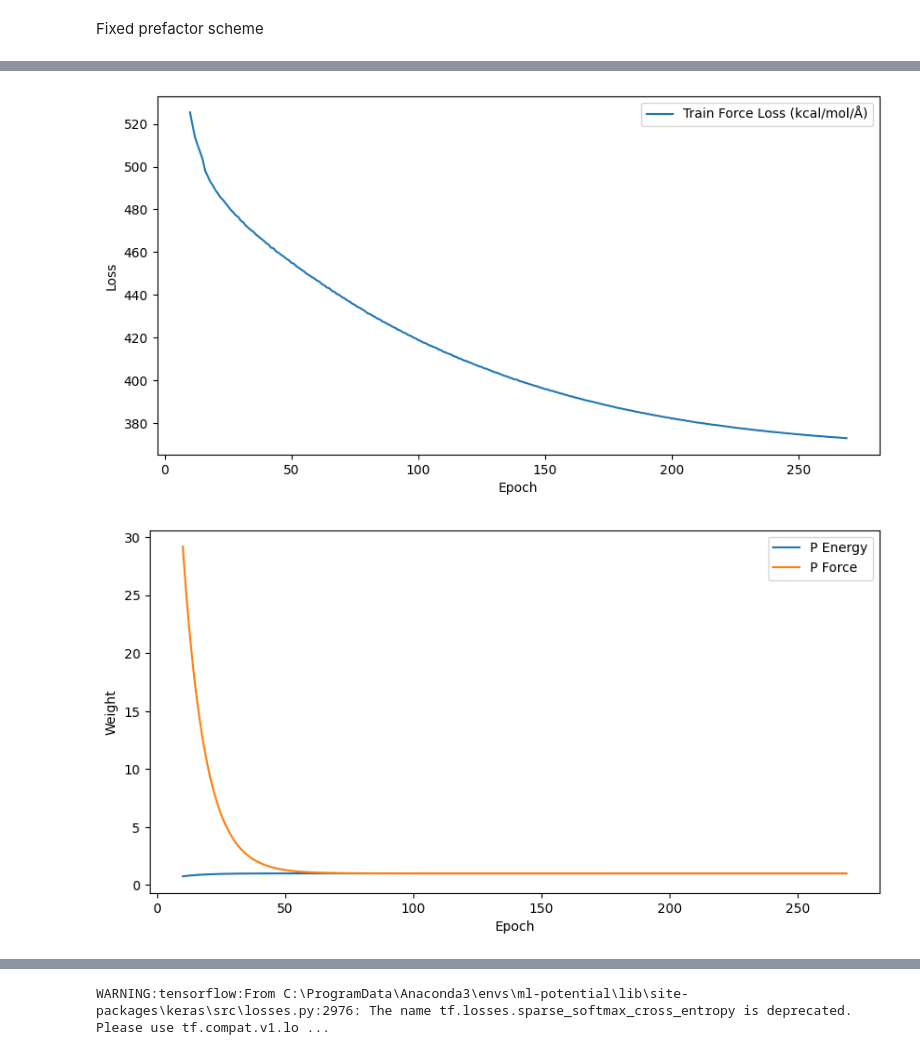
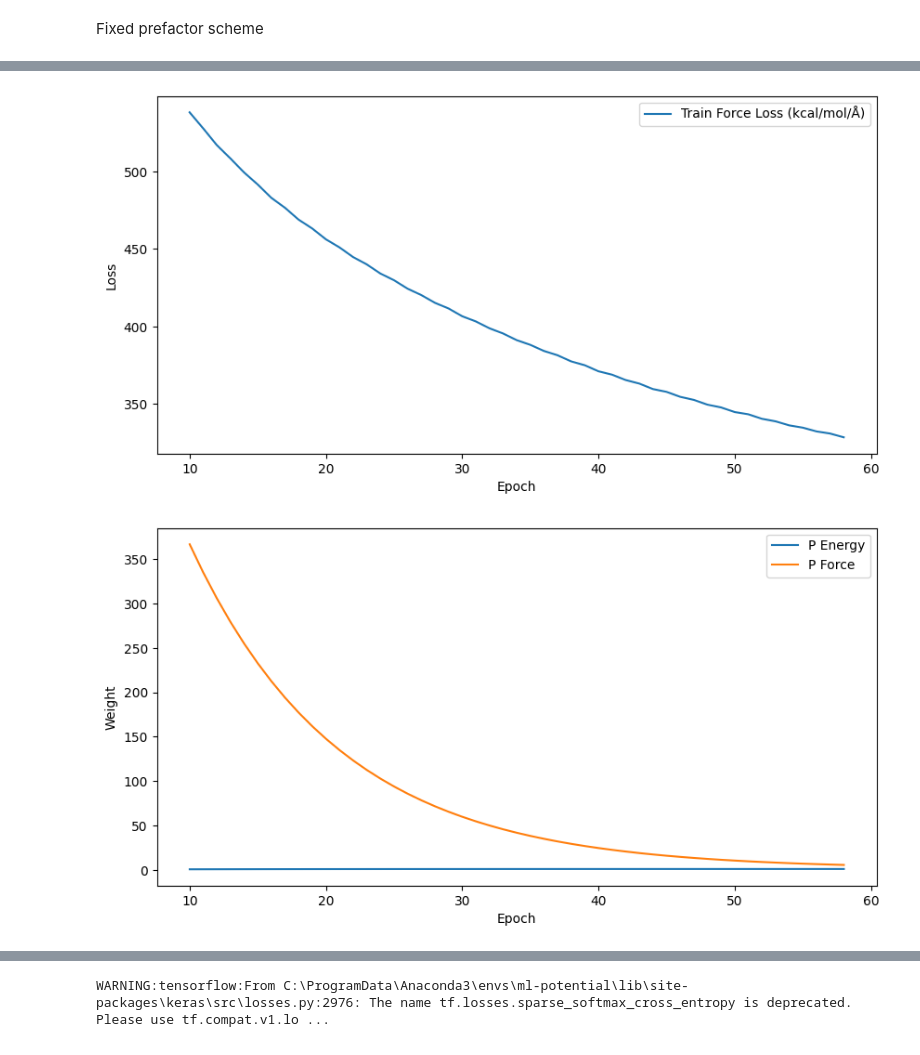
Before and after one commit to AaronJacques/long-range-ml-potential, a Jupyter notebook: Neural-Network/testing_notebook.ipynb, the cells around one changed output, grey strips where cells are left out. Cells and saved outputs as stored; diff of their text form; code cells hidden in the pictures.

```diff
--- a/Neural-Network/testing_notebook.ipynb
+++ b/Neural-Network/testing_notebook.ipynb
@@ -83,5 +86,5 @@ def plot_loss(folder, skip=1):
 # %% [markdown]
 Fixed prefactor scheme
 # %%
-plot_loss("Model-aspirin_max_local_level_6_grid_size_1_n_samples_50000-DS-0.00025-lr-12000.0-decay-steps13-45-22", skip=10)
+plot_loss("Model-aspirin_max_local_level_6_grid_size_1_n_samples_50000-DS-0.001-lr-15000.0-decay-steps11-54-22", skip=10)
 # %% [output]
@@ -90,5 +93,5 @@ plot_loss("Model-aspirin_max_local_level_6_grid_size_1_n_samples_50000-DS-0.0002
-[figure, old version]
+[figure, new version]
-[figure, old version]
+[figure, new version]
 # %%
 path = os.path.join("..", "Datasets", "aspirin_grid_size_1.5_n_samples_40000", "val.pkl.gzip")
 df = pd.read_pickle(path, compression="gzip")
```
Also changed, not shown: parts of 2 cells of this notebook, 5 other files.
